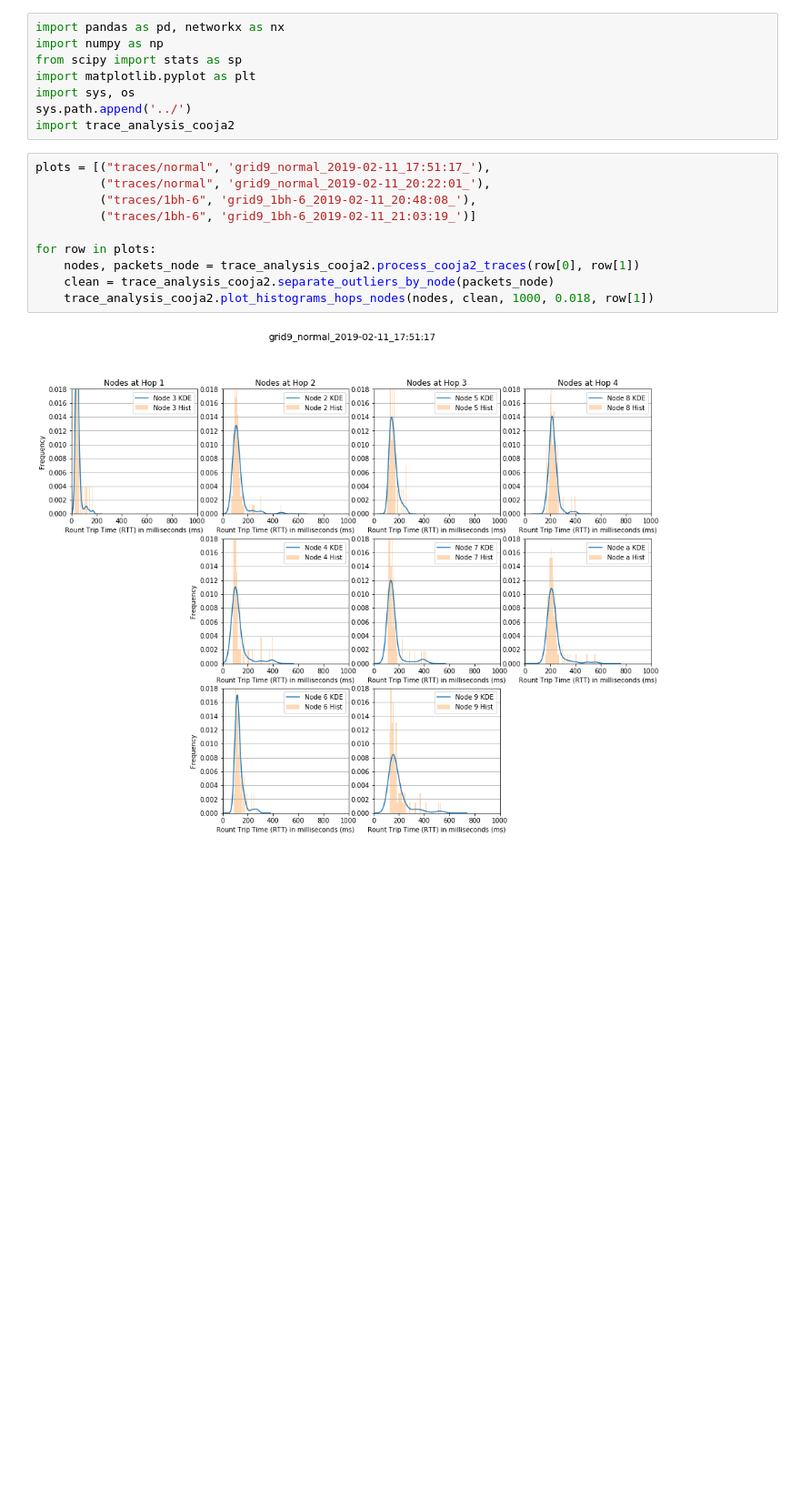
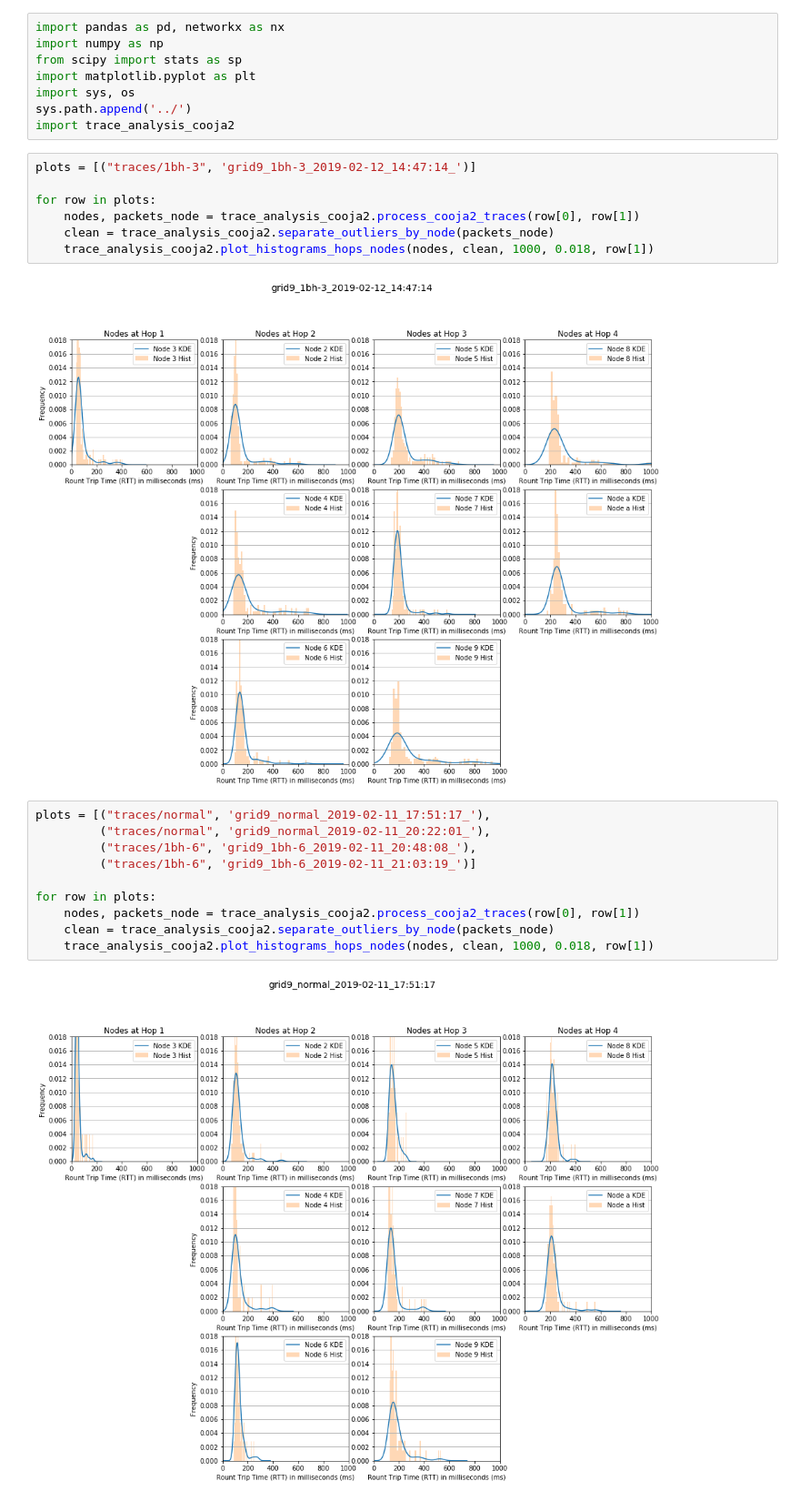
Before and after one commit to ichatz/iot-netprofiler, a Jupyter notebook: cooja2-9nodes/ExploratoryAnalysis.ipynb, the cells around one changed output. Shown at 91% size. Saved outputs shown, nothing was run; the diff lists cells and outputs as text; blank space fills up the shorter version.

```diff
--- a/cooja2-9nodes/ExploratoryAnalysis.ipynb
+++ b/cooja2-9nodes/ExploratoryAnalysis.ipynb
@@ -6,6 +6,15 @@ import matplotlib.pyplot as plt
 import sys, os
 sys.path.append('../')
 import trace_analysis_cooja2
+# %%
+plots = [("traces/1bh-3", 'grid9_1bh-3_2019-02-12_14:47:14_')]
+
+for row in plots:
+    nodes, packets_node = trace_analysis_cooja2.process_cooja2_traces(row[0], row[1])
+    clean = trace_analysis_cooja2.separate_outliers_by_node(packets_node)
+    trace_analysis_cooja2.plot_histograms_hops_nodes(nodes, clean, 1000, 0.018, row[1])
+# %% [output]
+[figure, added]
 # %%
 plots = [("traces/normal", 'grid9_normal_2019-02-11_17:51:17_'),
          ("traces/normal", 'grid9_normal_2019-02-11_20:22:01_'),
```
